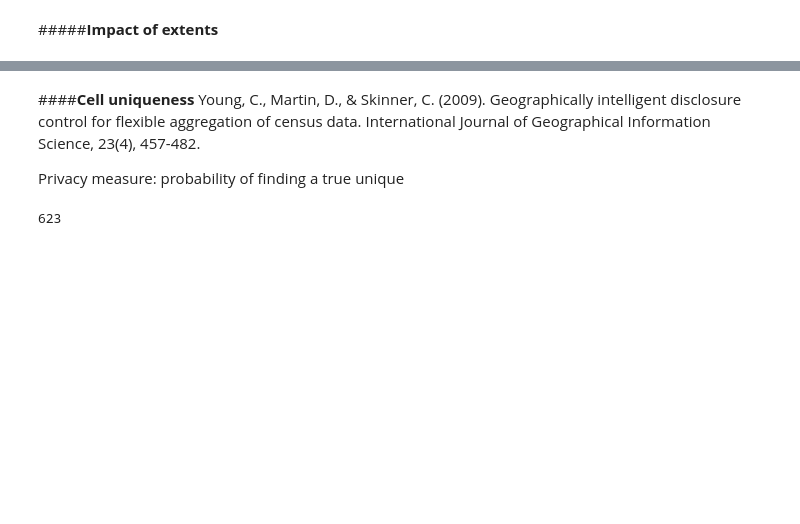
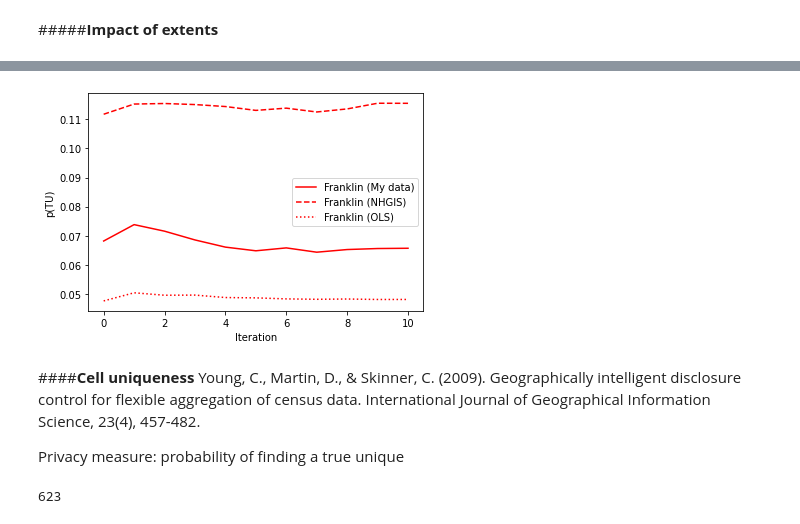
Before and after one commit to linyuehzzz/tda-eval, a Jupyter notebook: cell_uniques.ipynb, the cells around one changed output, grey strips where cells are left out. Cells and saved outputs as stored; diff of their text form; code cells hidden in the pictures; blank space fills up the shorter version.

```diff
--- a/cell_uniques.ipynb
+++ b/cell_uniques.ipynb
@@ -440,3 +727,16 @@ hist2
+# %%
+import matplotlib.pyplot as plt
+import numpy as np
+
+plt.plot(np.array(p_tu), color = 'r', label='Franklin (My data)')
+plt.plot(np.array(p_tu_nhgis), color = 'r', label='Franklin (NHGIS)', linestyle='dashed')
+plt.plot(np.array(p_tu_ols), color = 'r', label='Franklin (OLS)', linestyle='dotted')
+plt.xlabel("Iteration")
+plt.ylabel("p(TU)")
+plt.legend()
+plt.show()
+# %% [output]
+[figure, added]
 # %% [markdown]
 ####**Cell uniqueness**
 Young, C., Martin, D., & Skinner, C. (2009). Geographically intelligent disclosure control for flexible aggregation of census data. International Journal of Geographical Information Science, 23(4), 457-482.
```
Also changed, not shown: parts of 30 cells of this notebook.
